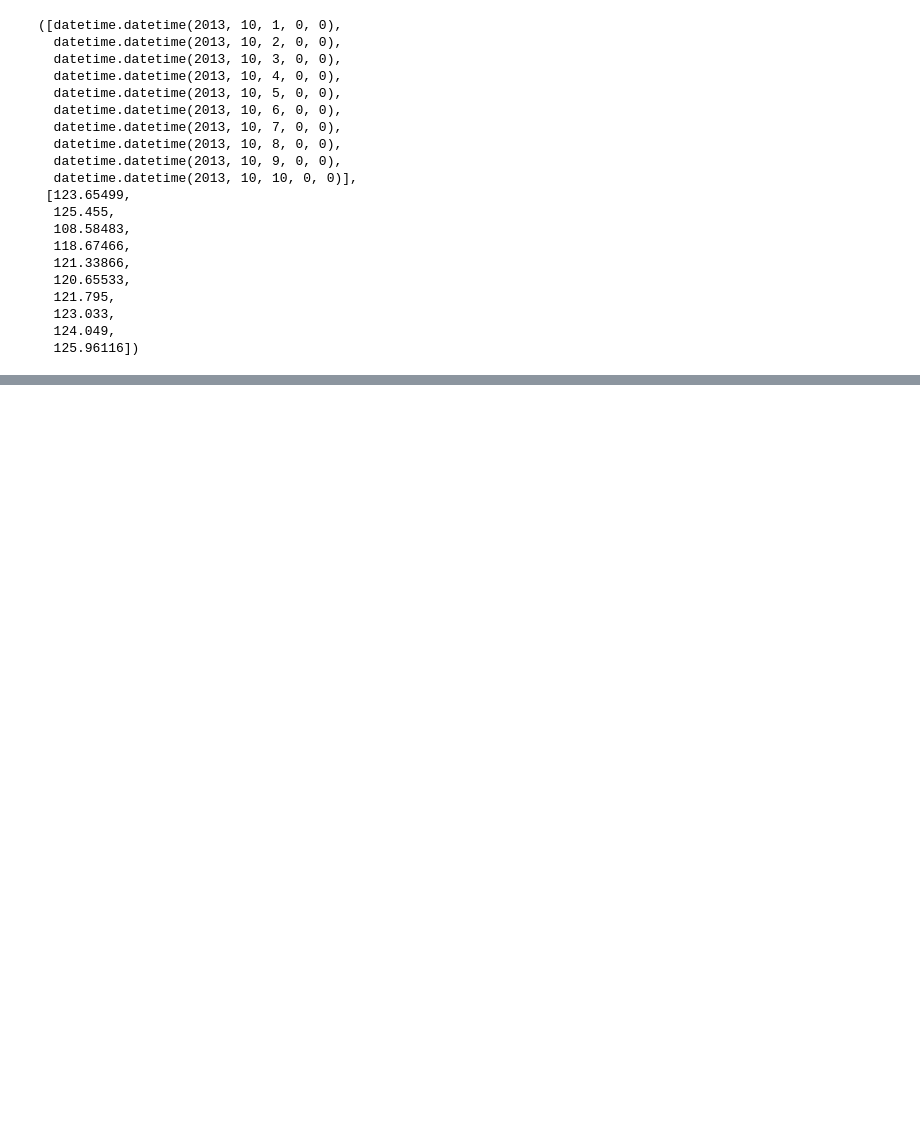
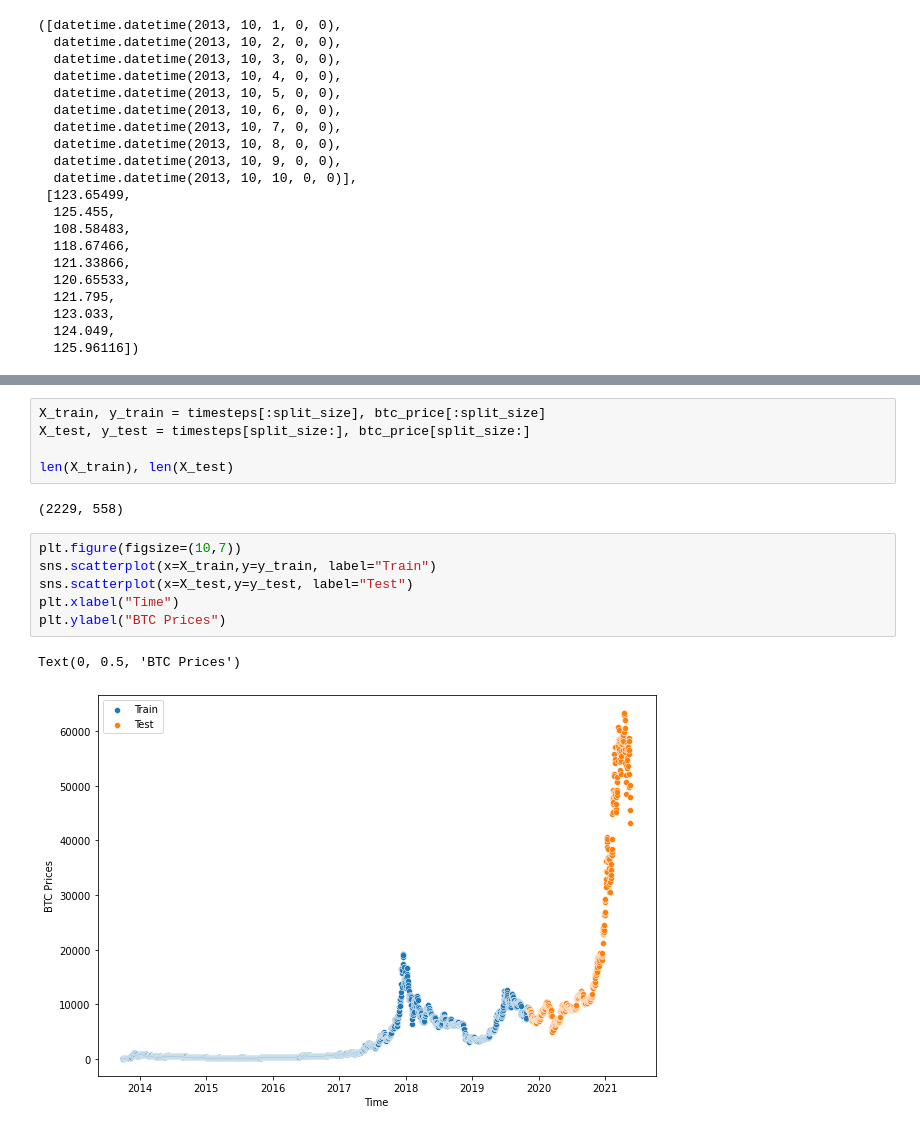
Before and after one commit to kaushikabhishek87/Tensorflow_projects, a Jupyter notebook: 10_time_series_forecasting_in_tensorflow.ipynb, the cells around one changed output, grey strips where cells are left out. Drawn from its saved outputs; the diff is of its cells as text; blank space fills up the shorter version.

```diff
--- a/10_time_series_forecasting_in_tensorflow.ipynb
+++ b/10_time_series_forecasting_in_tensorflow.ipynb
@@ -106,0 +120,16 @@ timesteps[:10], btc_price[:10]
+# %%
+X_train, y_train = timesteps[:split_size], btc_price[:split_size]
+X_test, y_test = timesteps[split_size:], btc_price[split_size:]
+
+len(X_train), len(X_test)
+# %% [output]
+(2229, 558)
+# %%
+plt.figure(figsize=(10,7))
+sns.scatterplot(x=X_train,y=y_train, label="Train")
+sns.scatterplot(x=X_test,y=y_test, label="Test")
+plt.xlabel("Time")
+plt.ylabel("BTC Prices")
+# %% [output]
+Text(0, 0.5, 'BTC Prices')
+[figure, added]
```
Also changed, not shown: parts of 4 cells of this notebook.
